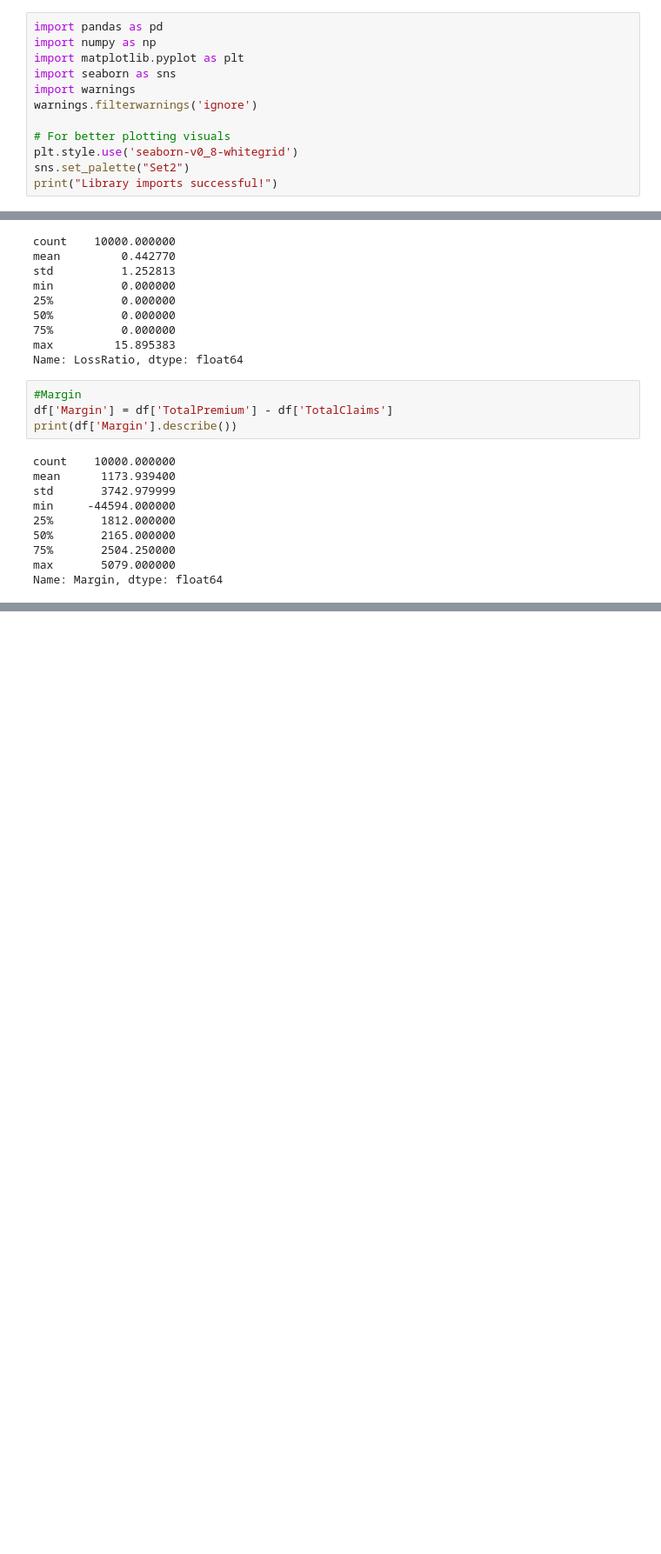
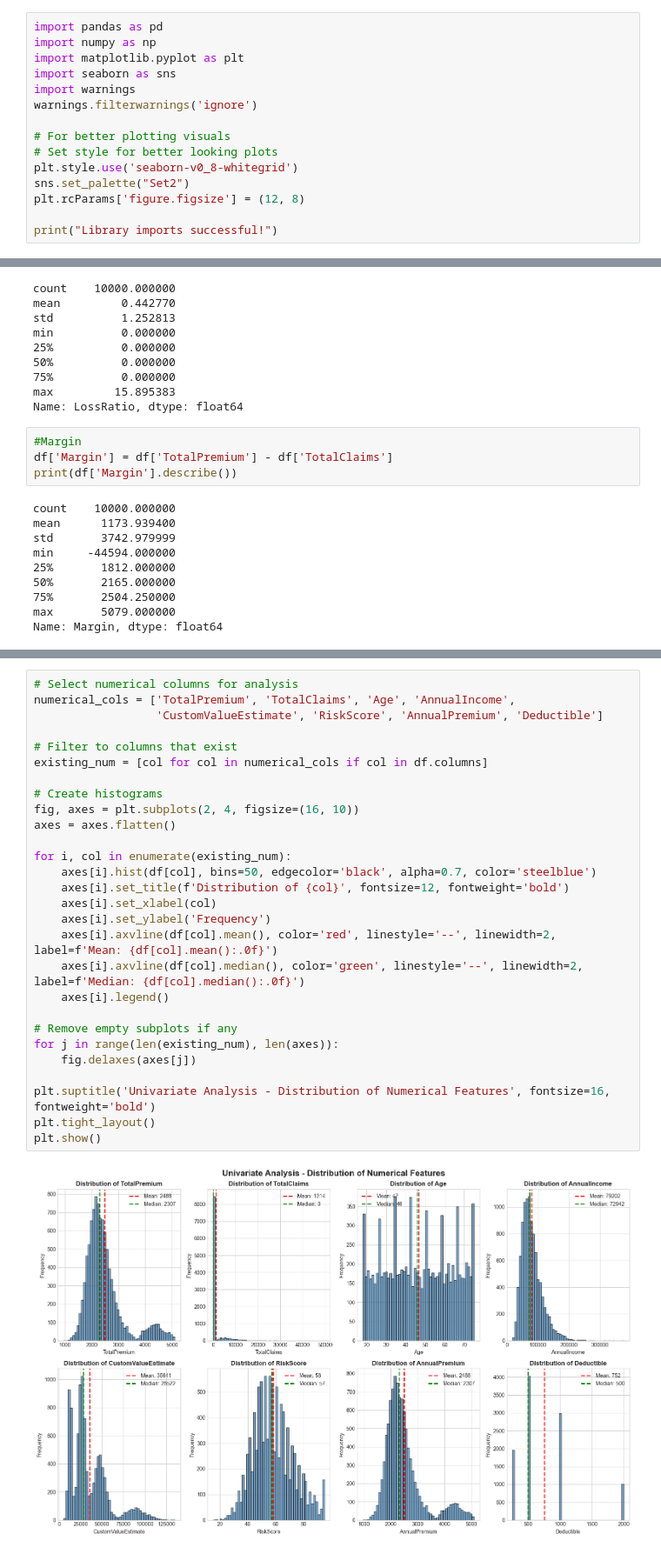
Before and after one commit to hawi088/insurance-risk-analytics, a Jupyter notebook: notebooks/task1_eda.ipynb, the cells around one changed output, grey strips where cells are left out. Shown at 87% size. Cells and saved outputs as stored; diff of their text form; blank space fills up the shorter version.

```diff
--- a/notebooks/task1_eda.ipynb
+++ b/notebooks/task1_eda.ipynb
@@ -7,8 +7,11 @@ import warnings
 warnings.filterwarnings('ignore')
 
 # For better plotting visuals
+# Set style for better looking plots
 plt.style.use('seaborn-v0_8-whitegrid')
 sns.set_palette("Set2")
+plt.rcParams['figure.figsize'] = (12, 8)
+
 print("Library imports successful!")
 # %% [output]
 Library imports successful!
@@ -164,0 +192,30 @@ Name: Margin, dtype: float64
+# %%
+# Select numerical columns for analysis
+numerical_cols = ['TotalPremium', 'TotalClaims', 'Age', 'AnnualIncome',
+                  'CustomValueEstimate', 'RiskScore', 'AnnualPremium', 'Deductible']
+
+# Filter to columns that exist
+existing_num = [col for col in numerical_cols if col in df.columns]
+
+# Create histograms
+fig, axes = plt.subplots(2, 4, figsize=(16, 10))
+axes = axes.flatten()
+
+for i, col in enumerate(existing_num):
+    axes[i].hist(df[col], bins=50, edgecolor='black', alpha=0.7, color='steelblue')
+    axes[i].set_title(f'Distribution of {col}', fontsize=12, fontweight='bold')
+    axes[i].set_xlabel(col)
+    axes[i].set_ylabel('Frequency')
+    axes[i].axvline(df[col].mean(), color='red', linestyle='--', linewidth=2, label=f'Mean: {df[col].mean():.0f}')
+    axes[i].axvline(df[col].median(), color='green', linestyle='--', linewidth=2, label=f'Median: {df[col].median():.0f}')
+    axes[i].legend()
+
+# Remove empty subplots if any
+for j in range(len(existing_num), len(axes)):
+    fig.delaxes(axes[j])
+
+plt.suptitle('Univariate Analysis - Distribution of Numerical Features', fontsize=16, fontweight='bold')
+plt.tight_layout()
+plt.show()
+# %% [output]
+[figure, added]
```
Also changed, not shown: parts of 9 cells of this notebook.
